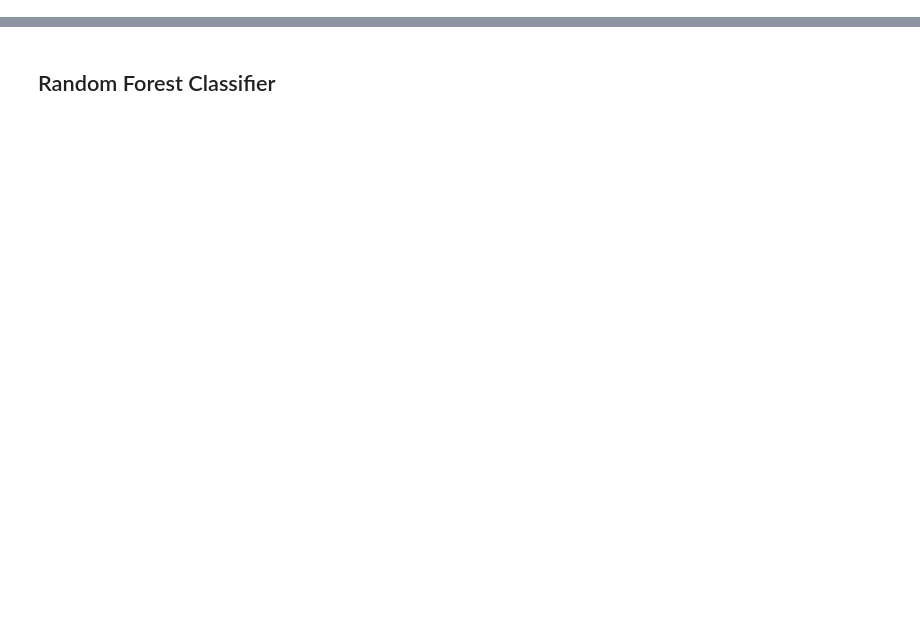
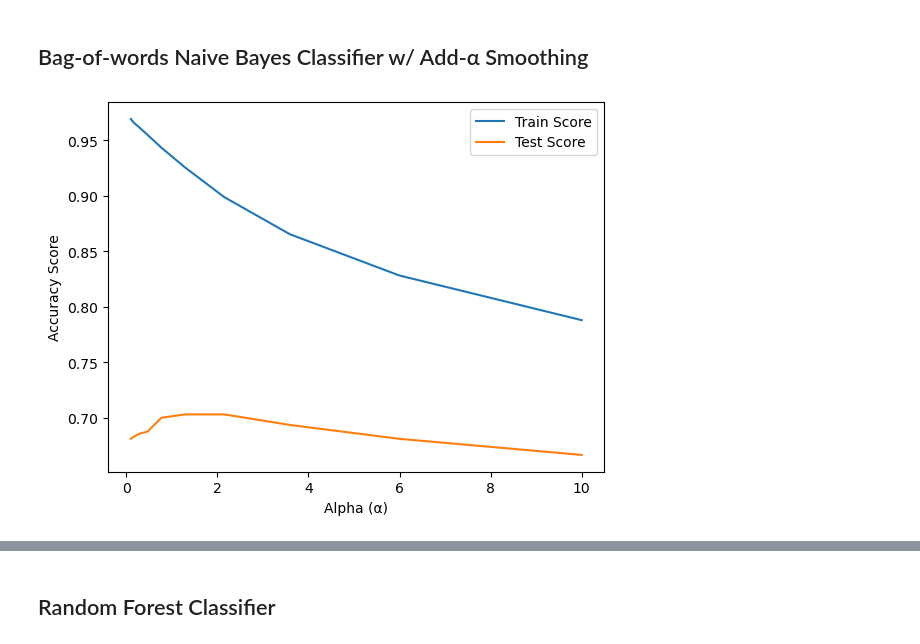
Before and after one commit to noahschulhof/twitter-classifier, a Jupyter notebook: models.ipynb, the cells around one changed output, grey strips where cells are left out. Cells and saved outputs as stored; diff of their text form; code cells hidden in the pictures; blank space fills up the shorter version.

```diff
--- a/models.ipynb
+++ b/models.ipynb
@@ -34,0 +84,29 @@ plt.plot(ks, knn_test_scores)
+# %% [markdown]
+## Bag-of-words Naive Bayes Classifier w/ Add-α Smoothing
+# %%
+alphas = np.logspace(-1, 1, 10)
+
+nbc_train_scores = []
+nbc_test_scores = []
+
+nbc = NaiveBayesClassifier('tweets/tweets_10k.csv')
+nbc.pretrain()
+
+for alpha in alphas:
+
+    nbc.train(alpha)
+
+    nbc_train_scores.append(accuracy_score(y_train, nbc.predict('train')))
+    nbc_test_scores.append(accuracy_score(y_test, nbc.predict()))
+# %%
+plt.plot(alphas, nbc_train_scores, label = 'Train Score')
+plt.plot(alphas, nbc_test_scores, label = 'Test Score')
+
+plt.xlabel('Alpha (α)')
+plt.ylabel('Accuracy Score')
+
+plt.legend()
+
+plt.show()
+# %% [output]
+[figure, added]
```
Also changed, not shown: parts of 23 cells of this notebook.
